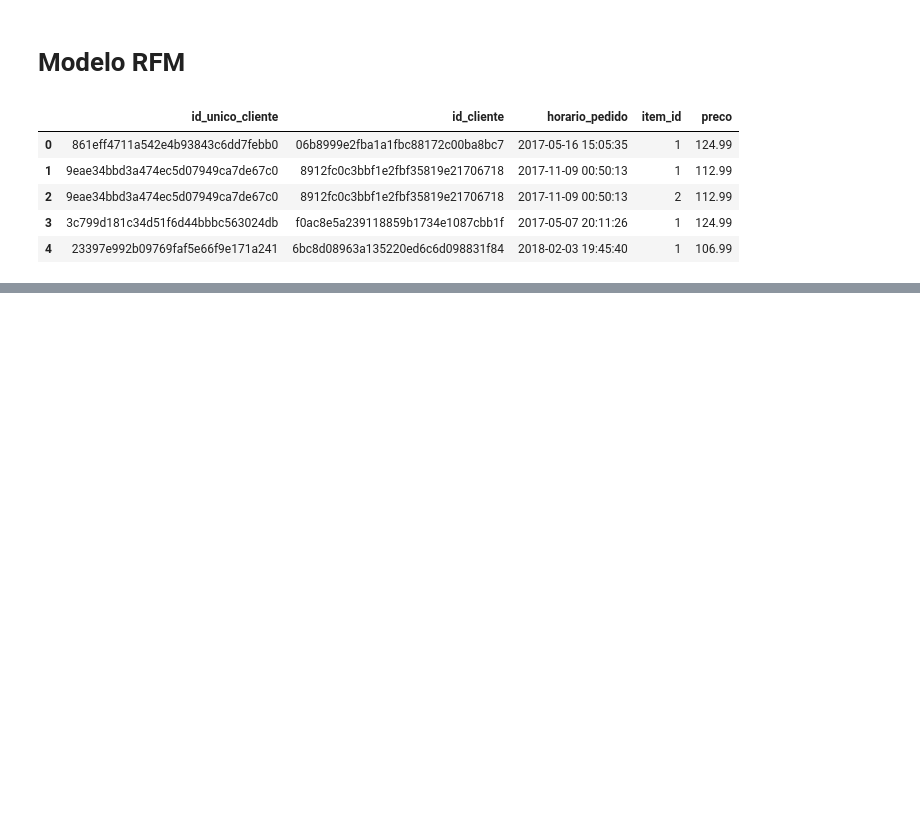
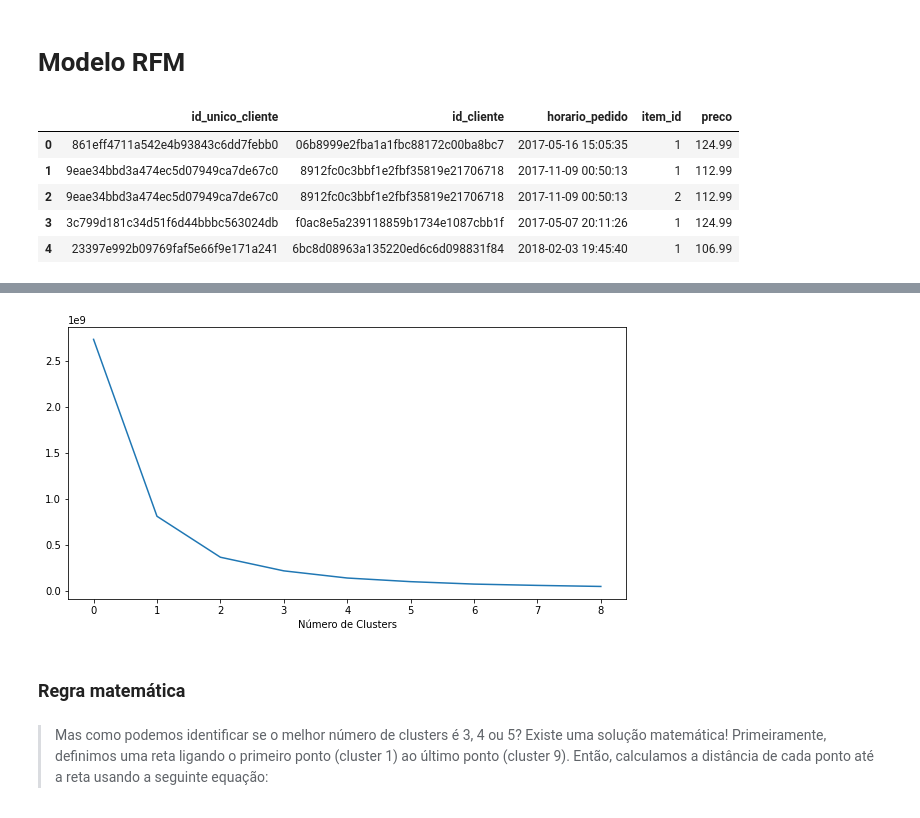
Before and after one commit to thayannefranca/Segmentacao_de_Clientes, a Jupyter notebook: clusterizacao.ipynb, the cells around one changed output, grey strips where cells are left out. Cells and saved outputs as stored; diff of their text form; code cells hidden in the pictures; blank space fills up the shorter version.

Commit message:
Calculando quantidade de cluster pela regra do cotovelo e regra matematica

```diff
--- a/clusterizacao.ipynb
+++ b/clusterizacao.ipynb
@@ -103,2 +104,2 @@ df_compra.head()
 # %%
-df_usuario = pd.merge(df_olist, df_compra[['id_unico_cliente', 'Recencia']])
+df_usuario = pd.merge(df_olist, df_compra[['id_unico_cliente', 'Recencia']], on='id_unico_cliente')
@@ -104,0 +117,9 @@ df_usuario = pd.merge(df_olist, df_compra[['id_unico_cliente', 'Recencia']])
+# %%
+def calcular_wcss(data):
+    wcss = []
+    for k in range(1, 10):
+        kmeans = KMeans(n_clusters=k)
+        kmeans.fit(X=data)
+        data["clusters"] = kmeans.labels_
+        wcss.append(kmeans.inertia_)
+    return wcss
@@ -104,0 +130,19 @@ df_usuario = pd.merge(df_olist, df_compra[['id_unico_cliente', 'Recencia']])
+# %%
+import warnings
+warnings.filterwarnings("ignore")
+import seaborn as sns
+from sklearn.cluster import KMeans
+
+df_recencia = df_usuario[['Recencia']]
+soma_quadrados = calcular_wcss(df_recencia)
+# %%
+plt.figure(figsize=(10, 5))
+plt.plot(soma_quadrados)
+plt.xlabel("Número de Clusters")
+plt.show()
+# %% [output]
+[figure, added]
+# %% [markdown]
+### Regra matemática
+# %% [markdown]
+> Mas como podemos identificar se o melhor número de clusters é 3, 4 ou 5? Existe uma solução matemática! Primeiramente, definimos uma reta ligando o primeiro ponto (cluster 1) ao último ponto (cluster 9). Então, calculamos a distância de cada ponto até a reta usando a seguinte equação:
```
Also changed, not shown: parts of 9 cells of this notebook.
